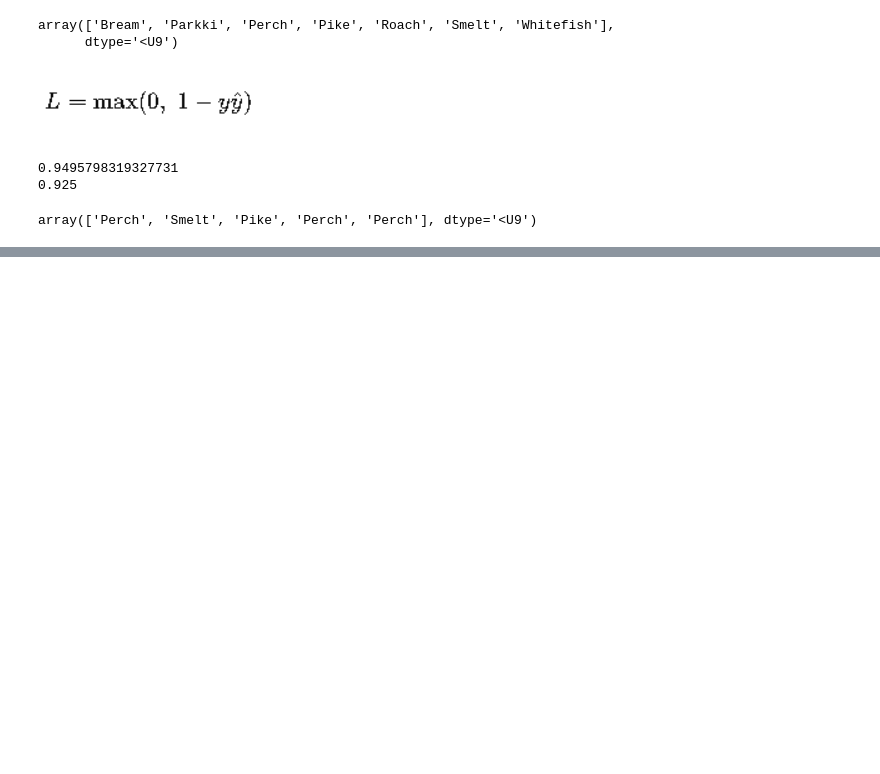
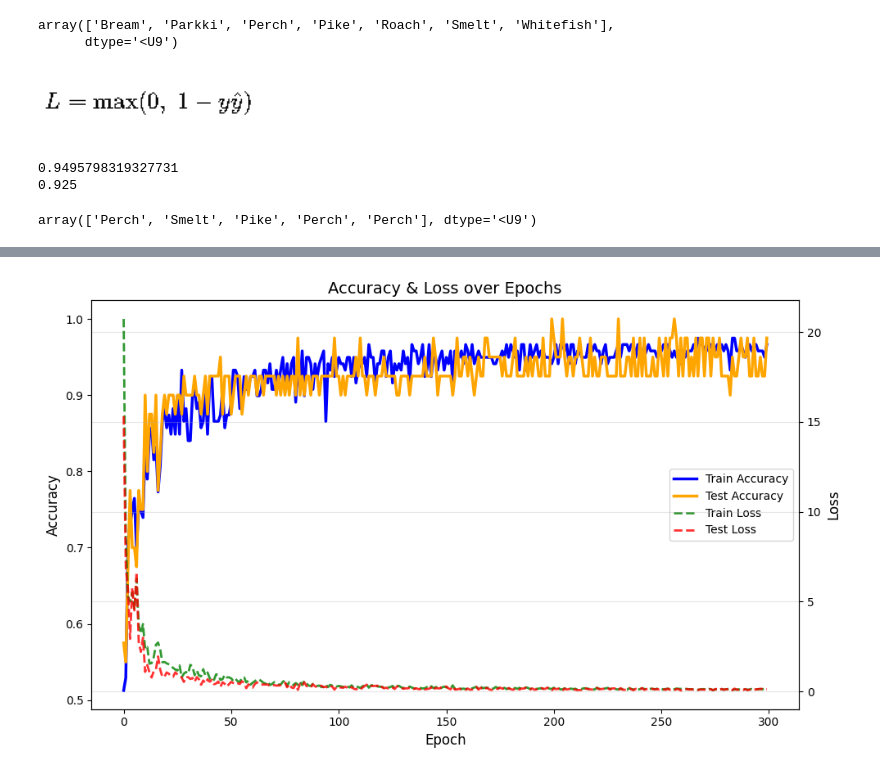
Before and after one commit to ggug0125-ui/AI_26, a Jupyter notebook: 04_02_확률경사하강법.ipynb, the cells around one changed output, grey strips where cells are left out. Drawn from its saved outputs; the diff is of its cells as text; code cells hidden in the pictures; blank space fills up the shorter version.

Commit message:
SGDClassifier = loss, partial_fit, epoch

```diff
--- a/04_02_확률경사하강법.ipynb
+++ b/04_02_확률경사하강법.ipynb
@@ -541,3 +541,17 @@ sc_hinge.predict(test_scaled[:5])  # Perch Smelt Pike Perch Perch
 # 예: ['Perch', 'Smelt', 'Pike', 'Perch', 'Perch']
 # %% [output]
 array(['Perch', 'Smelt', 'Pike', 'Perch', 'Perch'], dtype='<U9')
+# %%
+sc_hinge.partial_fit(train_scaled, train_target)
+# 기존에 이미 학습된 sc_hinge 모델을 "이어서 추가 학습"함
+# fit()은 새로 처음부터 학습하지만,
+# partial_fit()은 현재 가중치를 유지한 채 조금 더 학습함
+# 즉, 모델이 기존 지식을 유지하면서 더 미세 조정되는 과정
+
+print(sc_hinge.score(train_scaled, train_target))
+# 추가 학습 후 훈련 데이터 정확도를 계산
+# 모델이 학습 데이터에 얼마나 잘 맞는지 확인
+
+print(sc_hinge.score(test_scaled, test_target))
+# 추가 학습 후 테스트 데이터 정확도 계산
+# 새로운 데이터에서도 잘 동작하는지(일반화 성능) 확인
@@ -543,0 +610,68 @@ array(['Perch', 'Smelt', 'Pike', 'Perch', 'Perch'], dtype='<U9')
+# %%
+fig, ax1 = plt.subplots(figsize=(10,6))
+# 그래프 영역(figure)과 첫 번째 축(ax1)을 생성
+# figsize=(10,6)은 가로 10, 세로 6 크기의 그래프 설정
+
+# Accuracy (왼쪽 축)
+ax1.plot(train_score,
+         color='blue',
+         linewidth=2.5,
+         label='Train Accuracy')
+# epoch마다 저장한 훈련 정확도를 파란색 선으로 그림
+# linewidth는 선 두께 (2.5 → 조금 두껍게)
+# label은 범례(legend)에 표시될 이름
+
+ax1.plot(test_score,
+         color='orange',
+         linewidth=2.5,
+         label='Test Accuracy')
+# 테스트 정확도를 주황색 선으로 그림
+# 모델의 실제 성능 변화를 보여주는 가장 중요한 선
+
+ax1.set_xlabel('Epoch', fontsize=12)
+ax1.set_ylabel('Accuracy', fontsize=12)
+ax1.tick_params(axis='y')
+# x축 이름을 Epoch(학습 반복 횟수)로 설정
+# 왼쪽 y축을 Accuracy(정확도)로 설정
+# y축 눈금 스타일 기본 설정 (가독성 유지용)
+
+
+# Loss (오른쪽 축)
+ax2 = ax1.twinx()
+# 같은 x축을 공유하지만 다른 y축을 사용하는 두 번째 축 생성
+# Accuracy와 Loss를 한 그래프에 동시에 표현하기 위해 사용
+
+ax2.plot(train_loss,
+         color='green',
+         linestyle='--',
+         linewidth=2,
+         alpha=0.8,
+         label='Train Loss')
+# 훈련 손실(loss)을 초록색 점선으로 그림
+# linestyle='--' → 점선
+# alpha=0.8 → 약간 투명하게 표시
+
+ax2.plot(test_loss,
+         color='red',
+         linestyle='--',
+         linewidth=2,
+         alpha=0.8,
+         label='Test Loss')
+# 테스트 손실을 빨간 점선으로 그림
+# loss는 낮을수록 좋은 모델 상태 의미
+
+ax2.set_ylabel('Loss', fontsize=12) # 오른쪽 y축 이름을 Loss로 설정
+
+# 범례 합치기
+lines1, labels1 = ax1.get_legend_handles_labels()  # Accuracy 그래프의 선과 라벨 정보 가져오기
+lines2, labels2 = ax2.get_legend_handles_labels()  # Loss 그래프의 선과 라벨 정보 가져오기
+ax1.legend(lines1 + lines2, labels1 + labels2, loc='center right')
+# 두 축의 범례를 합쳐서 하나의 legend로 표시
+# 그래프 오른쪽 중앙 위치에 배치
+
+plt.title('Accuracy & Loss over Epochs', fontsize=14)  # 그래프 제목 설정
+plt.grid(alpha=0.3)  # 배경 격자 추가 (투명도 0.3 → 은은하게)
+plt.tight_layout()  # 그래프 요소들이 겹치지 않도록 자동 정렬
+plt.show()
+# %% [output]
+[figure, added]
```
Also changed, not shown: parts of 5 cells of this notebook.
